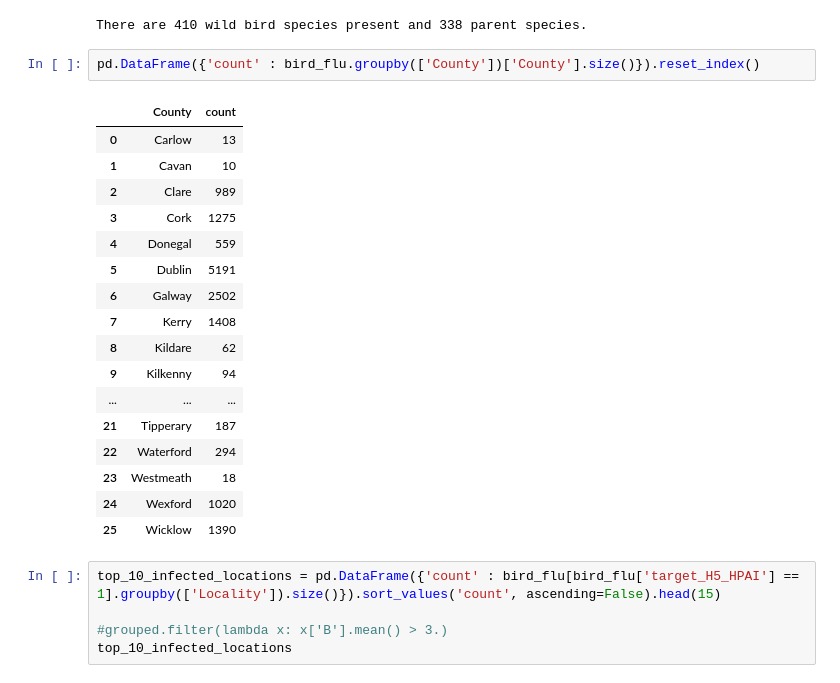
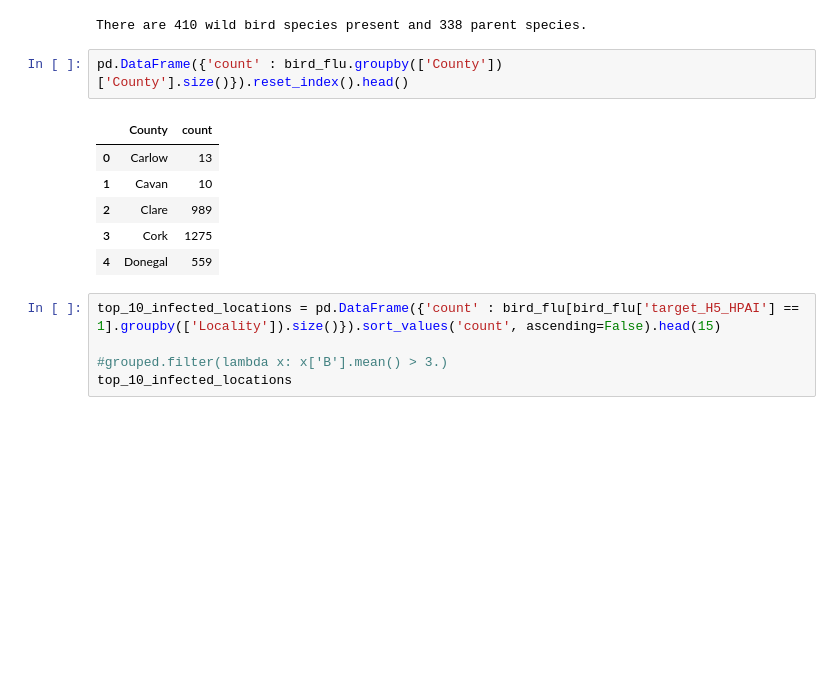
Before and after one commit to pessini/avian-flu-wild-birds-ireland, a Jupyter notebook: Exploratory-Data-Analysis-EDA.ipynb, the cells around one changed output. Drawn from its saved outputs; the diff is of its cells as text; blank space fills up the shorter version.

```diff
--- a/Exploratory-Data-Analysis-EDA.ipynb
+++ b/Exploratory-Data-Analysis-EDA.ipynb
@@ -152,25 +152,14 @@ print("There are {} wild bird species present and {} parent species.".format(len
 # %% [output]
 There are 410 wild bird species present and 338 parent species.
 # %%
-pd.DataFrame({'count' : bird_flu.groupby(['County'])['County'].size()}).reset_index()
+pd.DataFrame({'count' : bird_flu.groupby(['County'])['County'].size()}).reset_index().head()
 # %% [output]
 |  | County | count |
 | 0 | Carlow | 13 |
 | 1 | Cavan | 10 |
 | 2 | Clare | 989 |
 | 3 | Cork | 1275 |
 | 4 | Donegal | 559 |
-| 5 | Dublin | 5191 |
-| 6 | Galway | 2502 |
-| 7 | Kerry | 1408 |
-| 8 | Kildare | 62 |
-| 9 | Kilkenny | 94 |
-| ... | ... | ... |
-| 21 | Tipperary | 187 |
-| 22 | Waterford | 294 |
-| 23 | Westmeath | 18 |
-| 24 | Wexford | 1020 |
-| 25 | Wicklow | 1390 |
 # %%
 top_10_infected_locations = pd.DataFrame({'count' : bird_flu[bird_flu['target_H5_HPAI'] == 1].groupby(['Locality']).size()}).sort_values('count', ascending=False).head(15)
 
```
Also changed, not shown: parts of 12 cells of this notebook.
